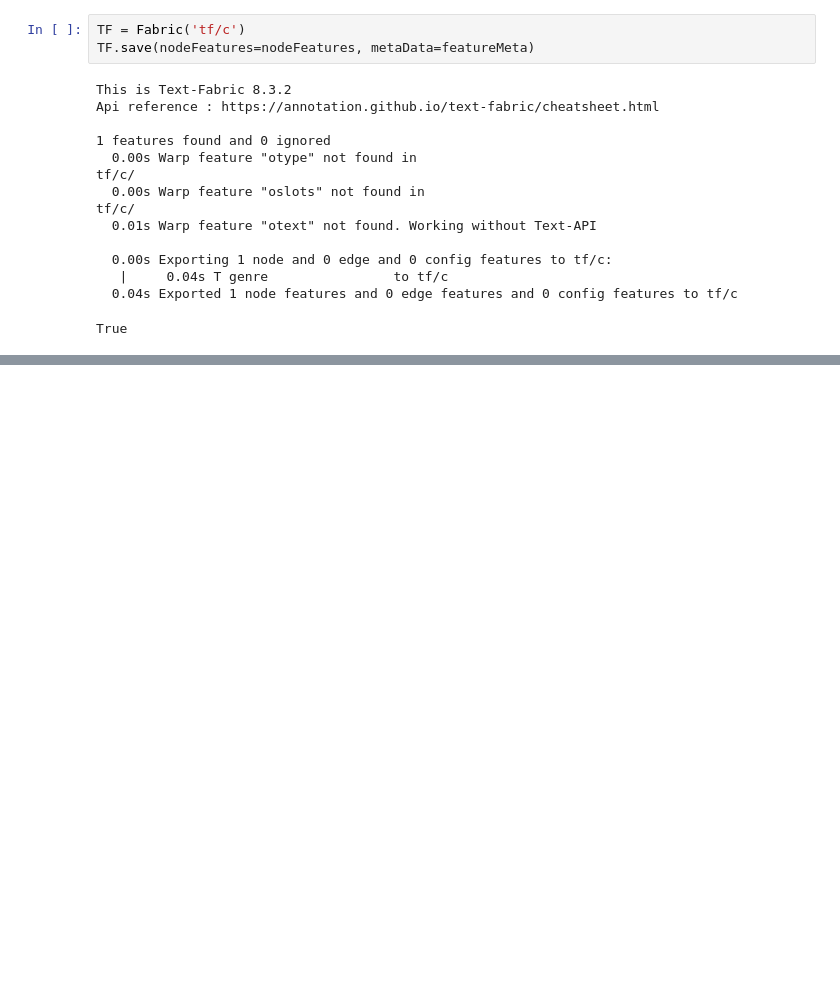
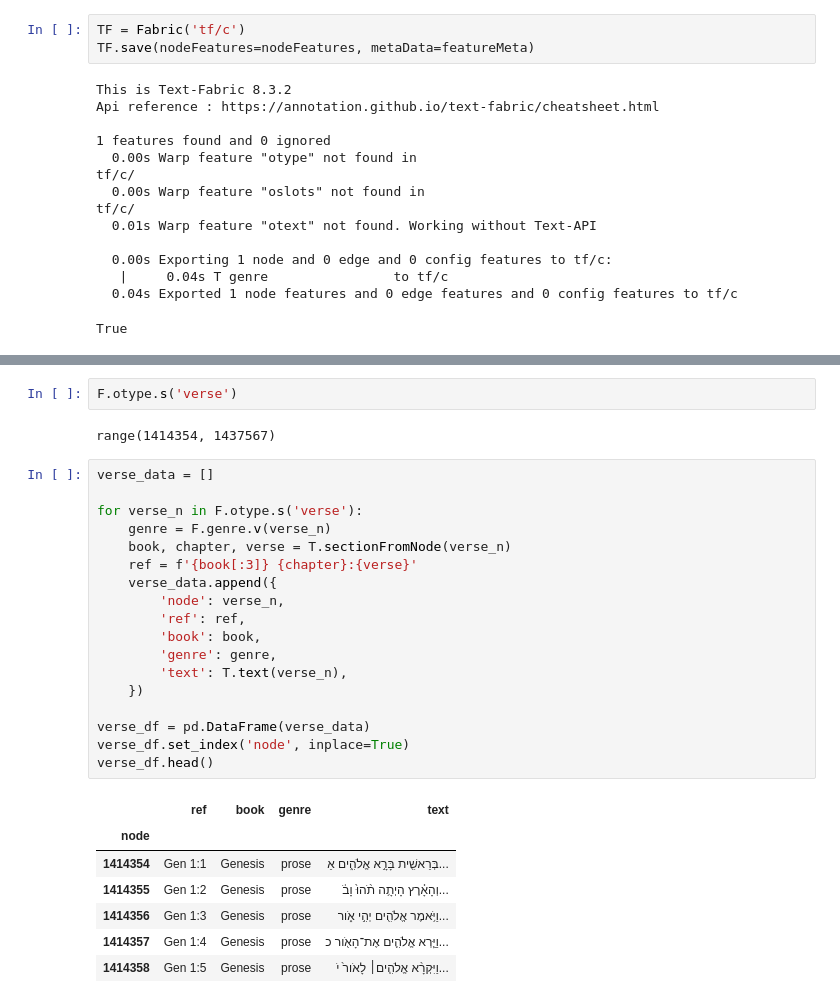
Before and after one commit to ETCBC/genre_synvar, a Jupyter notebook: ranges2tf.ipynb, the cells around one changed output, grey strips where cells are left out. Cells and saved outputs as stored; diff of their text form; blank space fills up the shorter version.

```diff
--- a/ranges2tf.ipynb
+++ b/ranges2tf.ipynb
@@ -150,0 +177,30 @@ True
+# %%
+F.otype.s('verse')
+# %% [output]
+range(1414354, 1437567)
+# %%
+verse_data = []
+
+for verse_n in F.otype.s('verse'):
+    genre = F.genre.v(verse_n)
+    book, chapter, verse = T.sectionFromNode(verse_n)
+    ref = f'{book[:3]} {chapter}:{verse}'
+    verse_data.append({
+        'node': verse_n,
+        'ref': ref,
+        'book': book,
+        'genre': genre,
+        'text': T.text(verse_n),
+    })
+
+verse_df = pd.DataFrame(verse_data)
+verse_df.set_index('node', inplace=True)
+verse_df.head()
+# %% [output]
+|  | ref | book | genre | text |
+| node |  |  |  |  |
+| 1414354 | Gen 1:1 | Genesis | prose | בְּרֵאשִׁ֖ית בָּרָ֣א אֱלֹהִ֑ים אֵ... |
+| 1414355 | Gen 1:2 | Genesis | prose | וְהָאָ֗רֶץ הָיְתָ֥ה תֹ֨הוּ֙ וָבֹ֔... |
+| 1414356 | Gen 1:3 | Genesis | prose | וַיֹּ֥אמֶר אֱלֹהִ֖ים יְהִ֣י אֹ֑ור... |
+| 1414357 | Gen 1:4 | Genesis | prose | וַיַּ֧רְא אֱלֹהִ֛ים אֶת־הָאֹ֖ור כ... |
+| 1414358 | Gen 1:5 | Genesis | prose | וַיִּקְרָ֨א אֱלֹהִ֤ים׀ לָאֹור֙ יֹ... |
```
Also changed, not shown: parts of 7 cells of this notebook.
